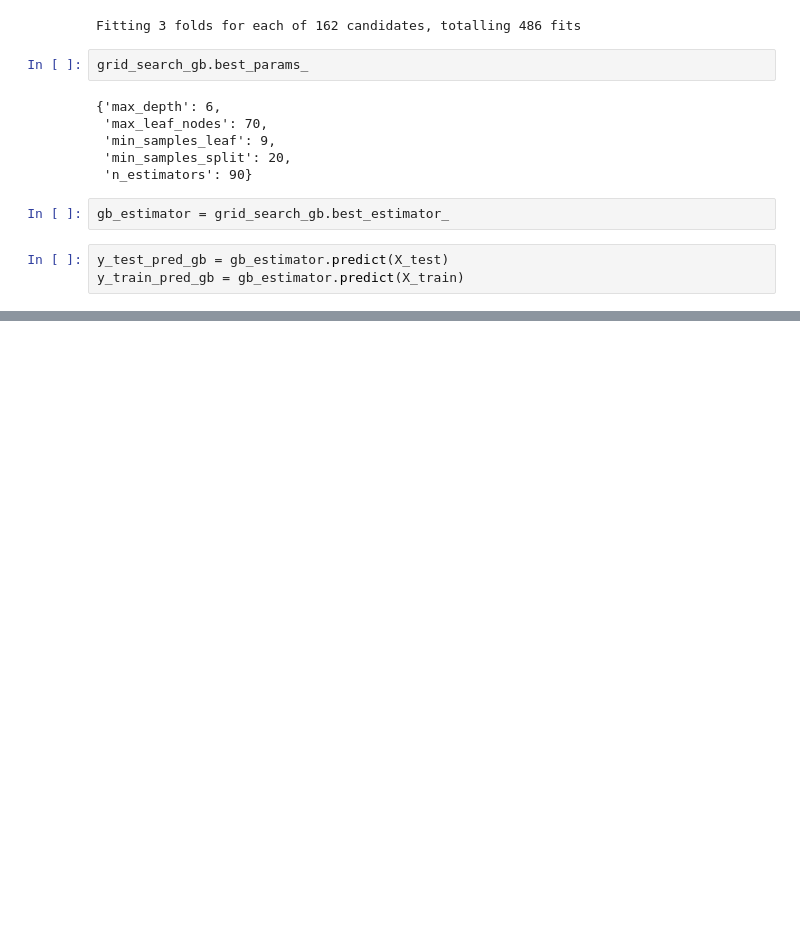
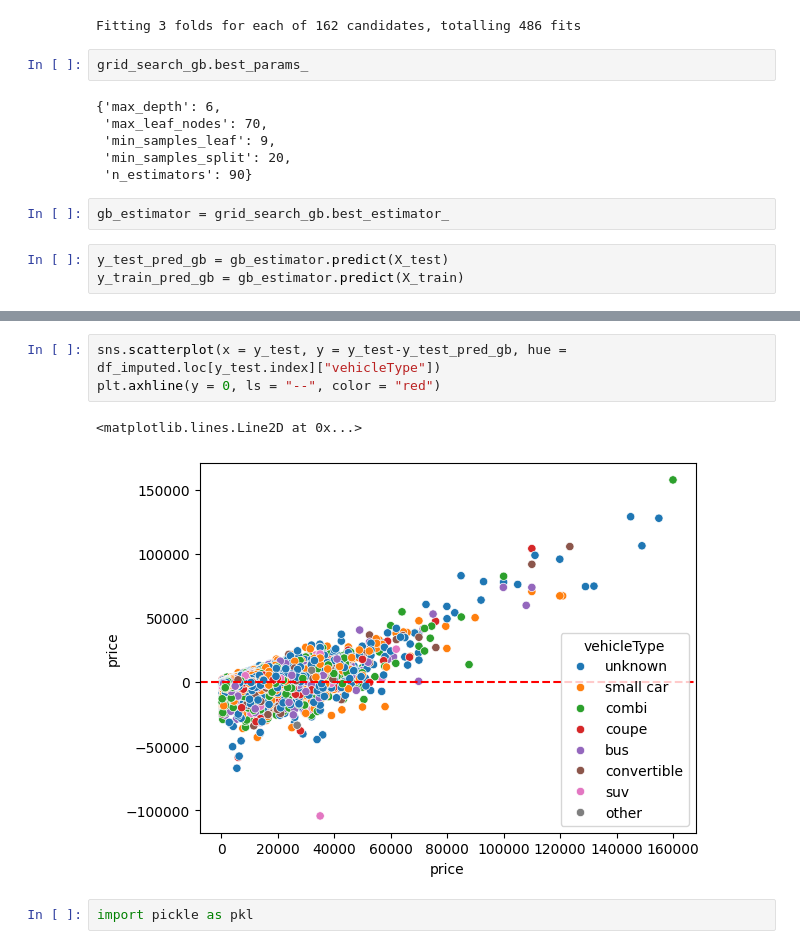
Before and after one commit to yanruwu/hackio-lab-EDA-nulos, a Jupyter notebook: iterations/3/everything_nb.ipynb, the cells around one changed output, grey strips where cells are left out. Saved outputs shown, nothing was run; the diff lists cells and outputs as text; blank space fills up the shorter version.

```diff
--- a/iterations/3/everything_nb.ipynb
+++ b/iterations/3/everything_nb.ipynb
@@ -268,0 +320,8 @@ plt.axhline(y = 0, ls = "--", color = "red")
+# %%
+sns.scatterplot(x = y_test, y = y_test-y_test_pred_gb, hue = df_imputed.loc[y_test.index]["vehicleType"])
+plt.axhline(y = 0, ls = "--", color = "red")
+# %% [output]
+<matplotlib.lines.Line2D at 0x...>
+[figure, added]
+# %%
+import pickle as pkl
```
Also changed, not shown: parts of 11 cells of this notebook, 1 other file.
